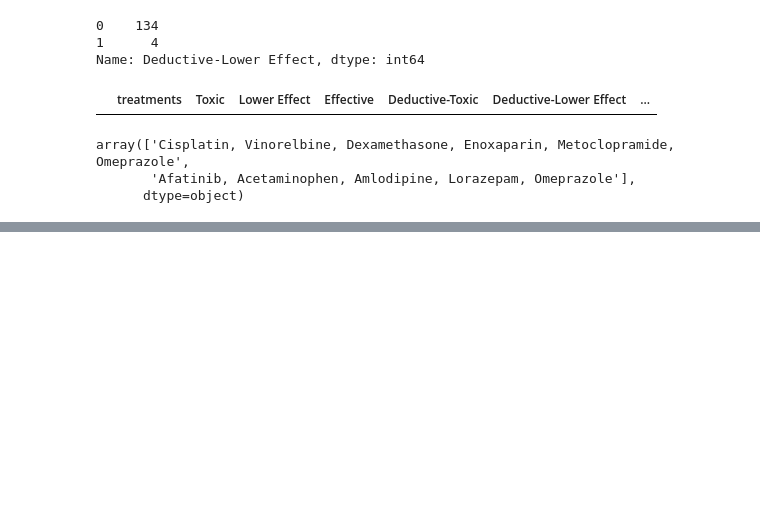
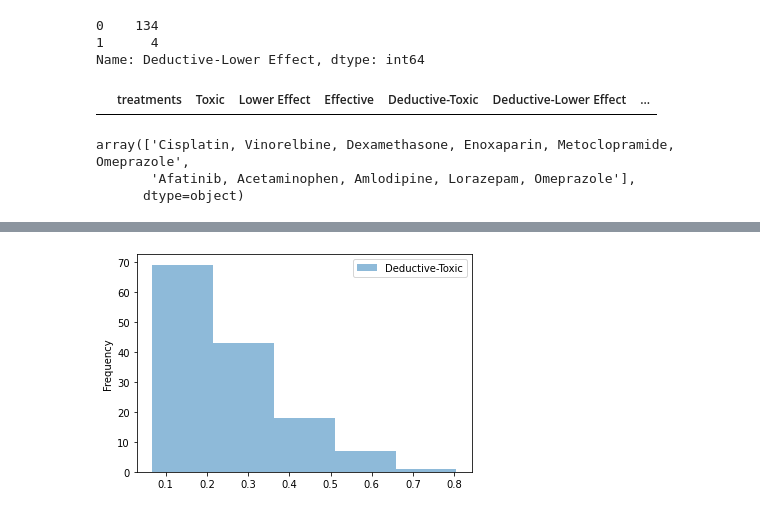
Before and after one commit to arivasm/Neuro-Symbolic_Treatment-Response, a Jupyter notebook: Evaluate_treatment.ipynb, the cells around one changed output, grey strips where cells are left out. Saved outputs shown, nothing was run; the diff lists cells and outputs as text; code cells hidden in the pictures; blank space fills up the shorter version.

```diff
--- a/Evaluate_treatment.ipynb
+++ b/Evaluate_treatment.ipynb
@@ -202,0 +215,5 @@ treatment_class.head()
+# %%
+df = treatment_class[['Deductive-Toxic']]
+ax = df.plot.hist(bins=5, alpha=0.5)
+# %% [output]
+[figure, added]
```
Also changed, not shown: parts of 4 cells of this notebook, 6 other files.
